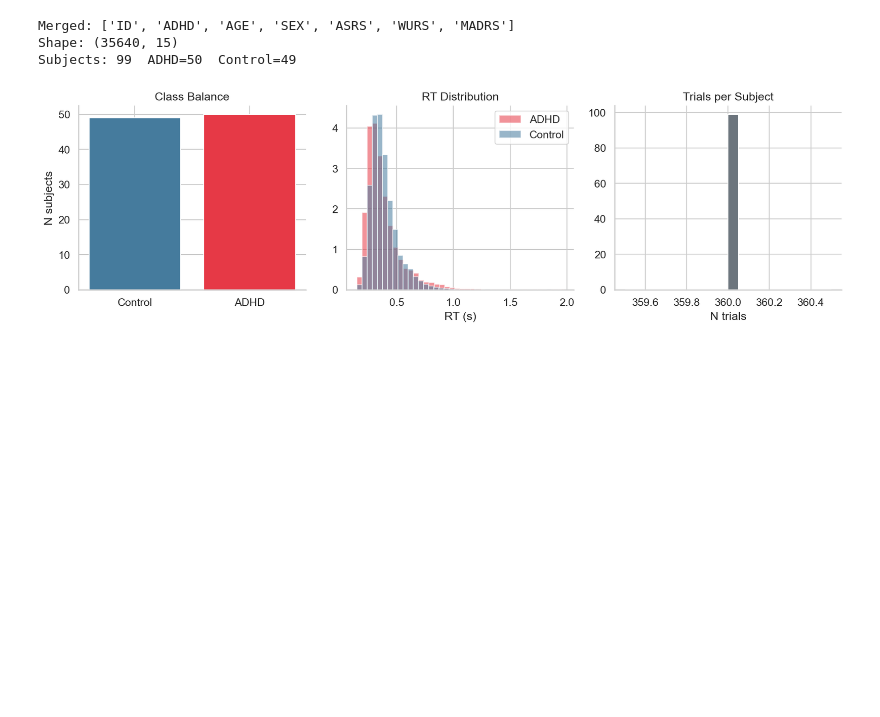
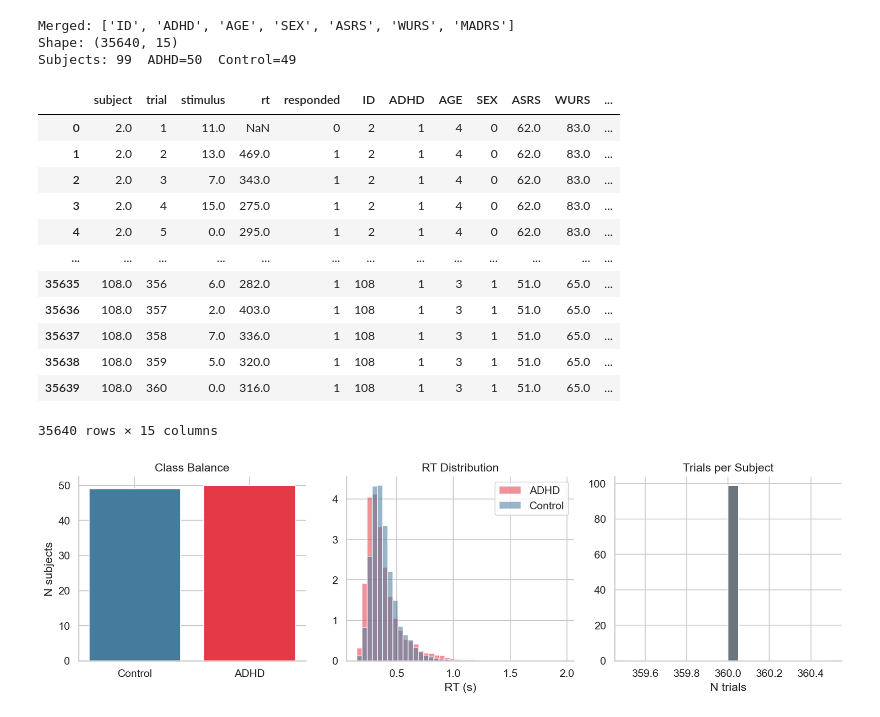
Before and after one commit to Abhikumar199/IITB_ADHD, a Jupyter notebook: Analysis/ADHD_DDM_main.ipynb, the cells around one changed output. Cells and saved outputs as stored; diff of their text form; code cells hidden in the pictures; blank space fills up the shorter version.

```diff
--- a/Analysis/ADHD_DDM_main.ipynb
+++ b/Analysis/ADHD_DDM_main.ipynb
@@ -118,6 +118,22 @@ print(f"Subjects: {cpt_df['subject'].nunique()}  "
 Merged: ['ID', 'ADHD', 'AGE', 'SEX', 'ASRS', 'WURS', 'MADRS']
 Shape: (35640, 15)
 Subjects: 99  ADHD=50  Control=49
+# %%
+cpt_df
+# %% [output]
+|  | subject | trial | stimulus | rt | responded | ID | ADHD | AGE | SEX | ASRS | WURS | ... |
+| 0 | 2.0 | 1 | 11.0 | NaN | 0 | 2 | 1 | 4 | 0 | 62.0 | 83.0 | ... |
+| 1 | 2.0 | 2 | 13.0 | 469.0 | 1 | 2 | 1 | 4 | 0 | 62.0 | 83.0 | ... |
+| 2 | 2.0 | 3 | 7.0 | 343.0 | 1 | 2 | 1 | 4 | 0 | 62.0 | 83.0 | ... |
+| 3 | 2.0 | 4 | 15.0 | 275.0 | 1 | 2 | 1 | 4 | 0 | 62.0 | 83.0 | ... |
+| 4 | 2.0 | 5 | 0.0 | 295.0 | 1 | 2 | 1 | 4 | 0 | 62.0 | 83.0 | ... |
+| ... | ... | ... | ... | ... | ... | ... | ... | ... | ... | ... | ... | ... |
+| 35635 | 108.0 | 356 | 6.0 | 282.0 | 1 | 108 | 1 | 3 | 1 | 51.0 | 65.0 | ... |
+| 35636 | 108.0 | 357 | 2.0 | 403.0 | 1 | 108 | 1 | 3 | 1 | 51.0 | 65.0 | ... |
+| 35637 | 108.0 | 358 | 7.0 | 336.0 | 1 | 108 | 1 | 3 | 1 | 51.0 | 65.0 | ... |
+| 35638 | 108.0 | 359 | 5.0 | 320.0 | 1 | 108 | 1 | 3 | 1 | 51.0 | 65.0 | ... |
+| 35639 | 108.0 | 360 | 0.0 | 316.0 | 1 | 108 | 1 | 3 | 1 | 51.0 | 65.0 | ... |
+35640 rows × 15 columns
 # %%
 # Sanity-check plots
 fig, axes = plt.subplots(1, 3, figsize=(13, 4))
```
Also changed, not shown: parts of 10 cells of this notebook, 2 other files.
